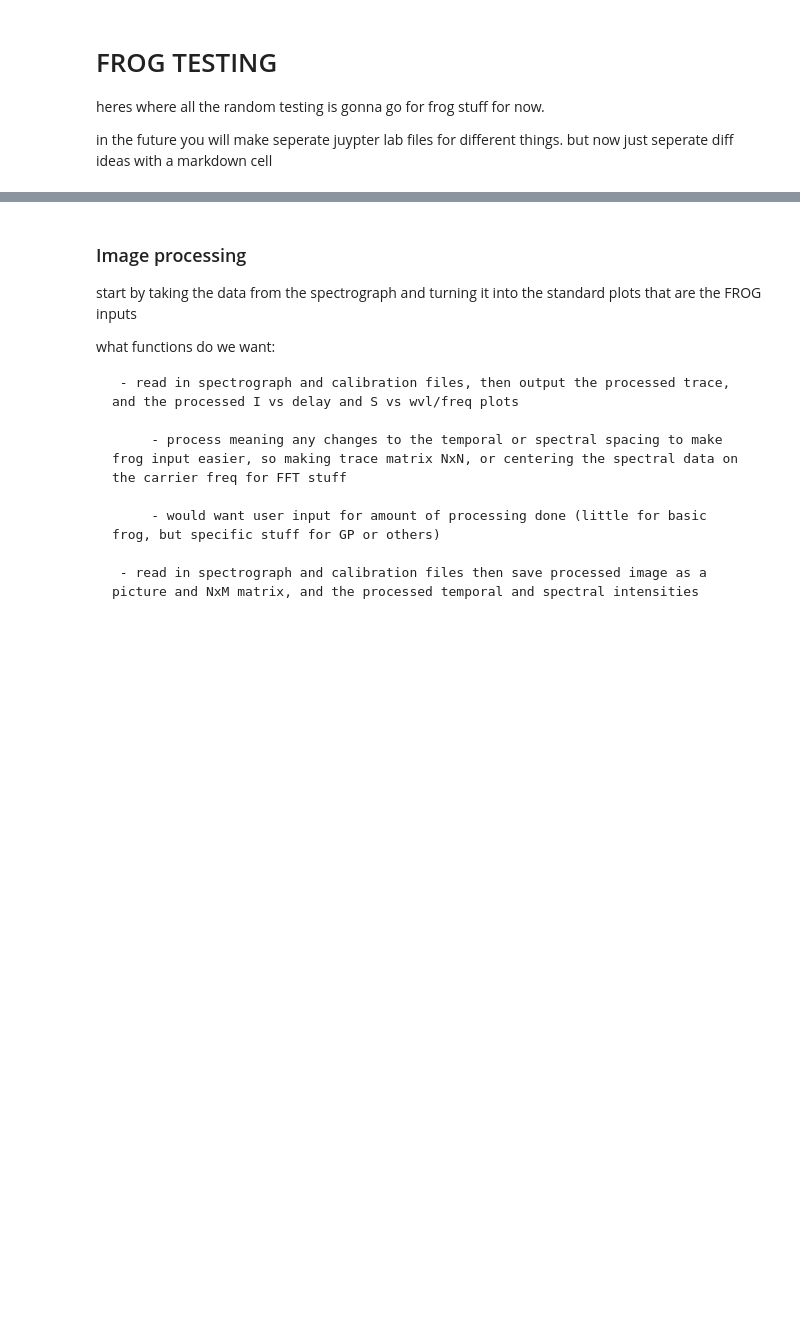
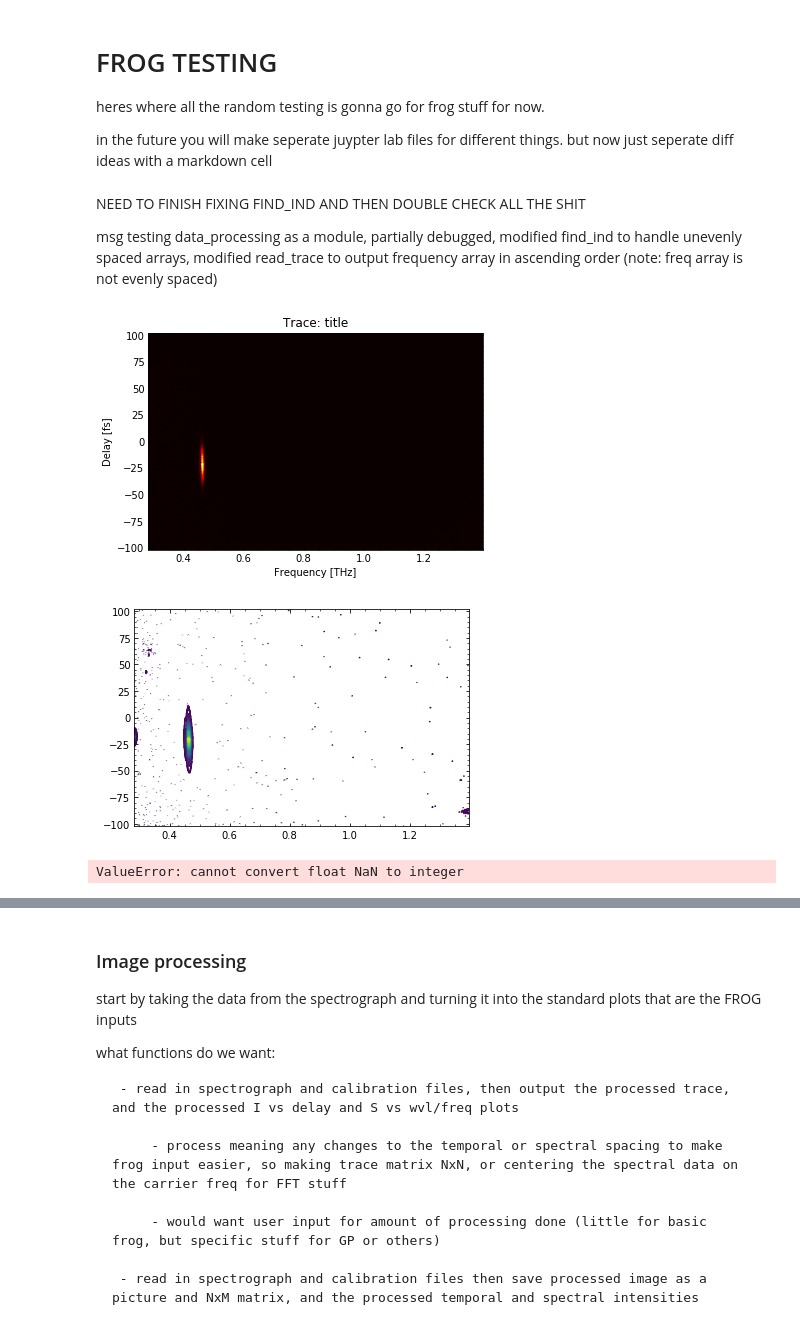
Before and after one commit to ChowdhuryGroup/FROG, a Jupyter notebook: frog_test.ipynb, the cells around one changed output, grey strips where cells are left out. Cells and saved outputs as stored; diff of their text form; code cells hidden in the pictures; blank space fills up the shorter version.

```diff
--- a/frog_test.ipynb
+++ b/frog_test.ipynb
@@ -56,0 +89,26 @@ s2fs = 1.e15 # s to fs
+# %%
+folder = './Raw PHAROS/'
+fname = 'raw_pharos.tif'
+cali = {
+    'calibration wavelength': 638.453e-9,
+    'calibration pixel': 1025,
+    'delay per pixel': .1e-15,
+    'wavelength per pixel': .414e-9
+}
+trace,d_arr,w_arr,f_arr = dp.read_trace(folder,fname,cali)
+# %% [markdown]
+NEED TO FINISH FIXING FIND_IND AND THEN DOUBLE CHECK ALL THE SHIT
+
+msg testing data_processing as a module, partially debugged, modified find_ind to handle unevenly spaced arrays, modified read_trace to output frequency array in ascending order (note: freq array is not evenly spaced)
+# %%
+dp.rough_plot(trace,d_arr,f_arr)
+plt.figure();
+plt.contour(f_arr*h2th,d_arr*s2fs,trace,levels=40);
+# %% [output]
+[figure, added]
+[figure, added]
+# %%
+bnd_val = (-60./s2fs,20./s2fs,.4/h2th,.6/h2th) # the 4 values that block off the signal in the frog trace, ([s],[s],[Hz],[Hz]), low then high
+trace = dp.avg_removal(trace,d_arr,f_arr,bnd_val,copy=False)
+# %% [output]
+ValueError: cannot convert float NaN to integer
```
Also changed, not shown: parts of 14 cells of this notebook, 1 other file.
